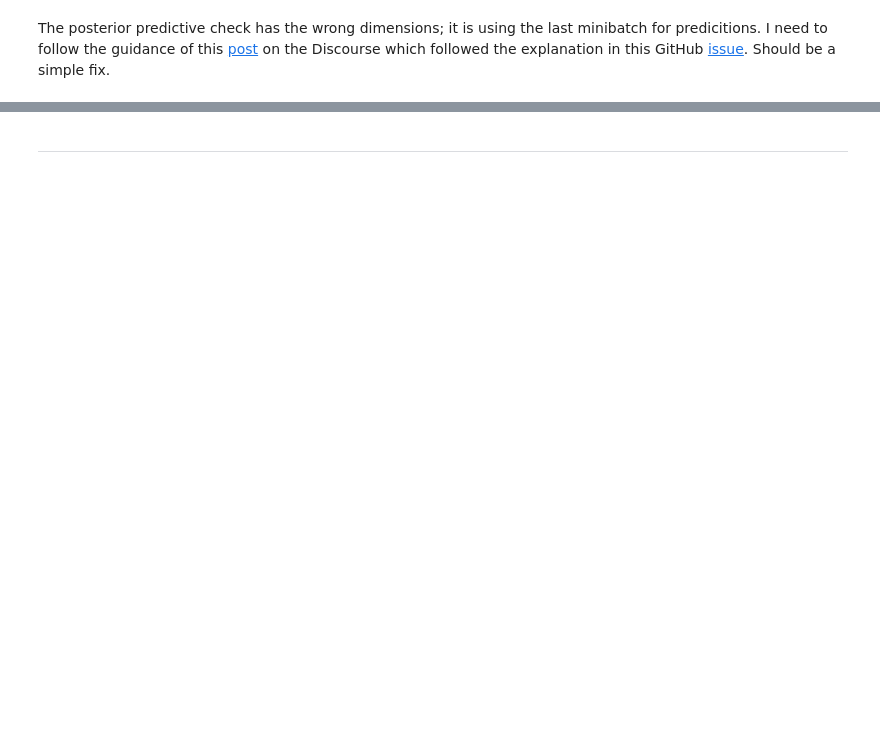
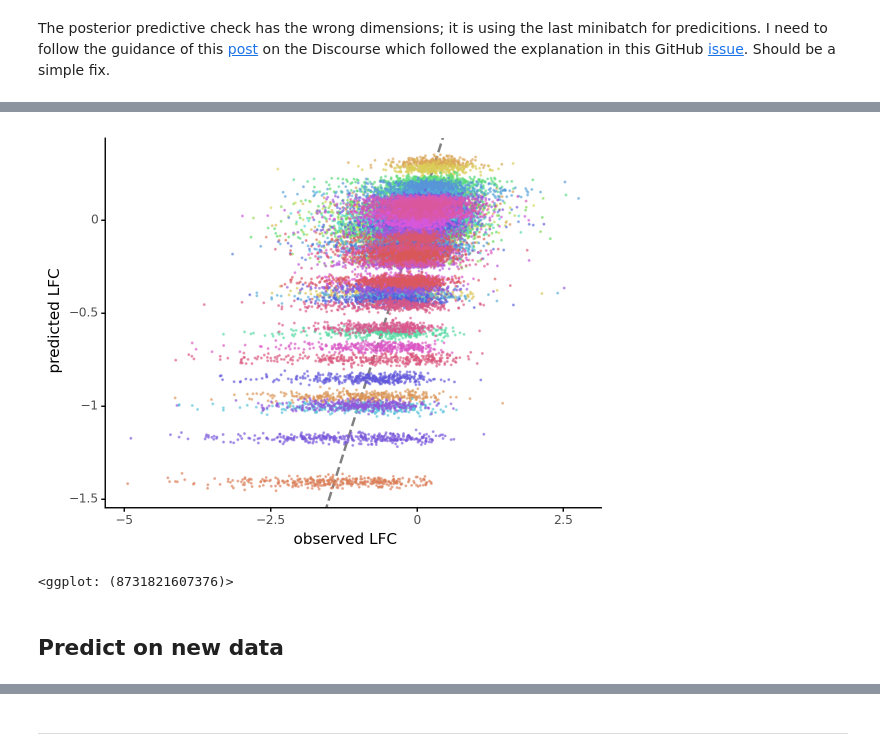
Before and after one commit to Kevin-Haigis-Lab/speclet, a Jupyter notebook: analysis/015_020_crc-model-analysis.ipynb, the cells around one changed output, grey strips where cells are left out. Drawn from its saved outputs; the diff is of its cells as text; code cells hidden in the pictures; blank space fills up the shorter version.

```diff
--- a/analysis/015_020_crc-model-analysis.ipynb
+++ b/analysis/015_020_crc-model-analysis.ipynb
@@ -133,0 +125,17 @@ data.shape
+# %%
+def ppc_dataframe(ppc: np.ndarray, hdi_prob=0.89) -> pd.DataFrame:
+    hdi = az.hdi(ppc, hdi_prob=hdi_prob)
+    return pd.DataFrame(
+        {
+            "ppc_mean": ppc.mean(axis=0),
+            "ppc_hdi_low": hdi[:, 0],
+            "ppc_hdi_high": hdi[:, 1],
+        }
+    )
+
+
+m1_ppc_df = ppc_dataframe(crc_model1_res["posterior_predictive"]["lfc"])
+m1_ppc_df["real_lfc"] = data.lfc.values
+m1_ppc_df["hugo_symbol"] = data.hugo_symbol.values
+
+m1_ppc_df.head()
@@ -133,0 +149,14 @@ data.shape
+# %%
+(
+    gg.ggplot(m1_ppc_df, gg.aes(x="real_lfc", y="ppc_mean"))
+    + gg.geom_abline(slope=1, intercept=0, color="gray", linetype="--", size=1)
+    + gg.scale_color_discrete()
+    + gg.geom_point(gg.aes(color="hugo_symbol"), size=0.2, alpha=0.5)
+    + gg.theme(legend_position="none")
+    + gg.labs(x="observed LFC", y="predicted LFC")
+)
+# %% [output]
+[figure, added]
+<ggplot: (8731821607376)>
+# %% [markdown]
+## Predict on new data
```
Also changed, not shown: parts of 14 cells of this notebook, 10 other files.
